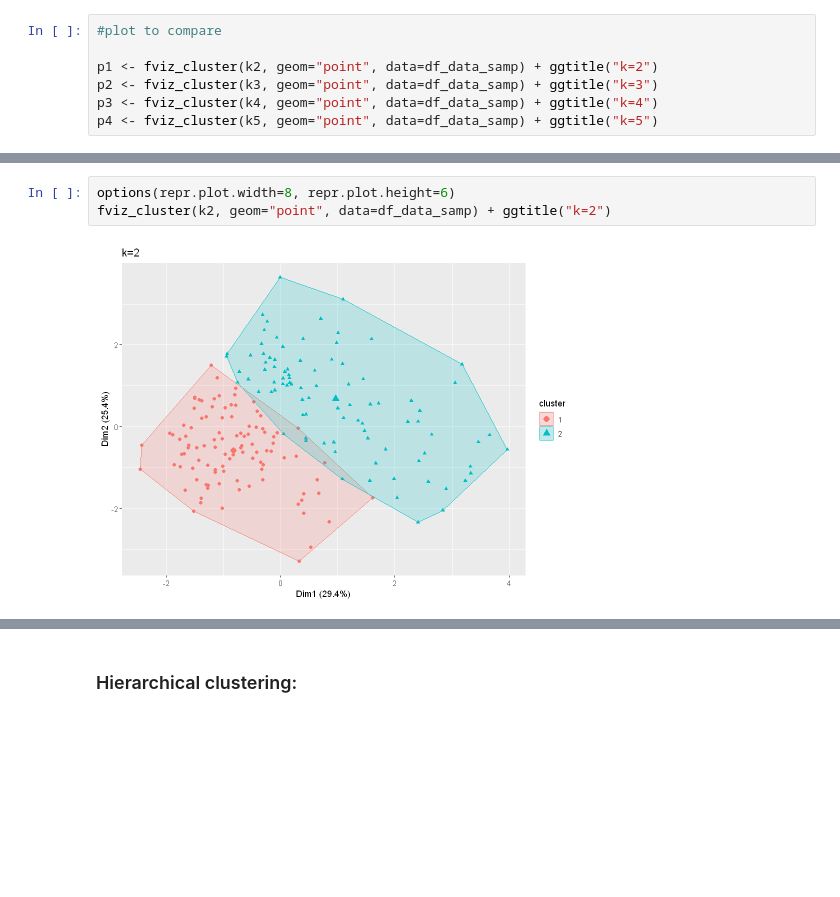
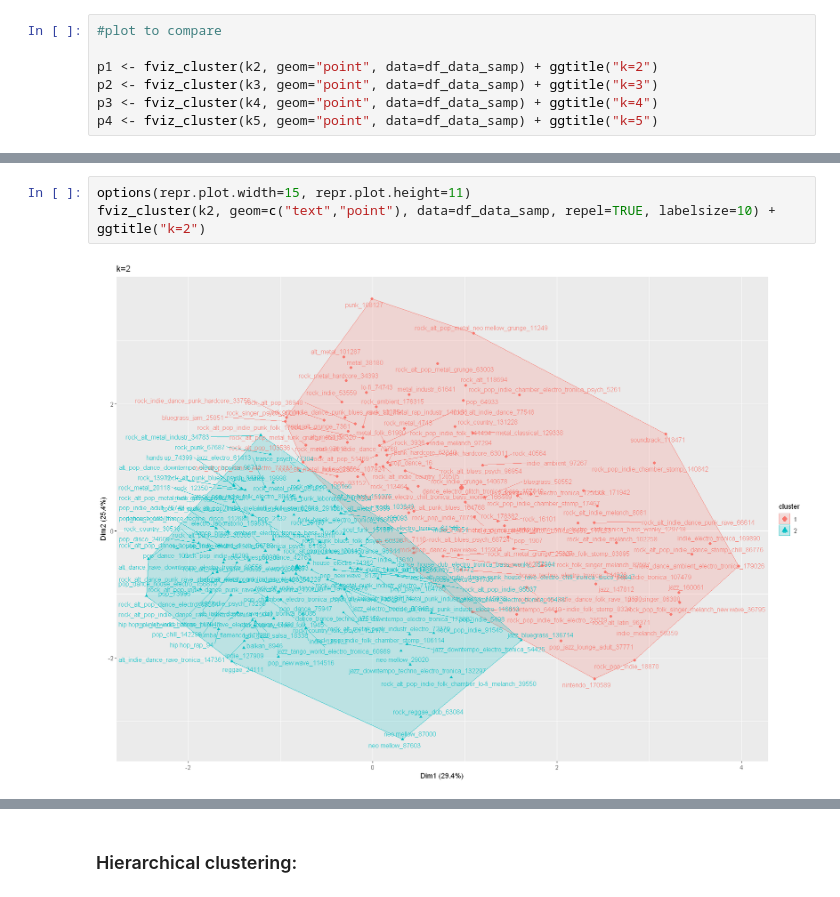
Before and after one commit to smehdizadeh/CSCI5622_Machine-Learning, a Jupyter notebook: clustering.ipynb, the cells around one changed output, grey strips where cells are left out. Drawn from its saved outputs; the diff is of its cells as text; blank space fills up the shorter version.

Commit message:
added labels to cluster visualizations

```diff
--- a/clustering.ipynb
+++ b/clustering.ipynb
@@ -157,6 +165,6 @@ grid.arrange(p1,p2,p3, nrow=1)
 # %%
-options(repr.plot.width=8, repr.plot.height=6)
-fviz_cluster(k2, geom="point", data=df_data_samp) + ggtitle("k=2")
+options(repr.plot.width=15, repr.plot.height=11)
+fviz_cluster(k2, geom=c("text","point"), data=df_data_samp, repel=TRUE, labelsize=10) + ggtitle("k=2")
 # %% [output]
-[figure, old version]
+[figure, new version]
 # %%
```
Also changed, not shown: parts of 15 cells of this notebook.
